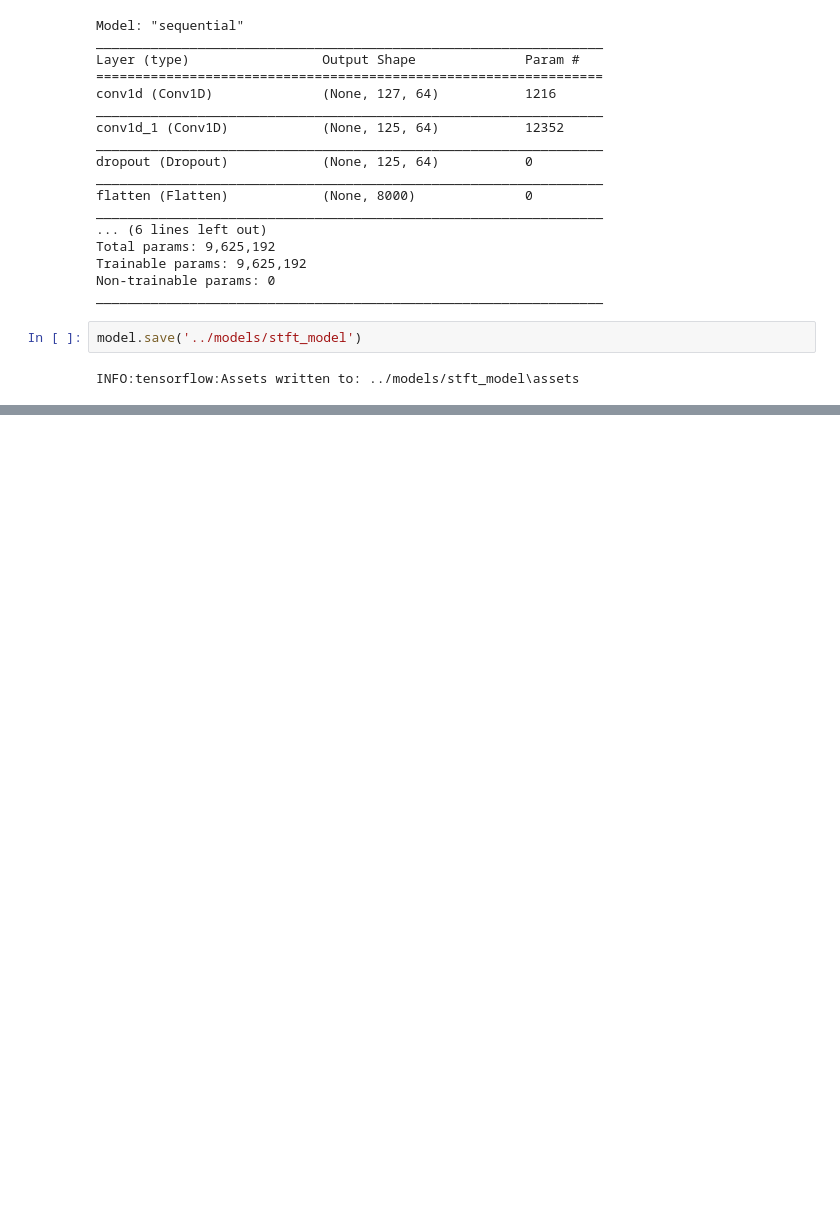
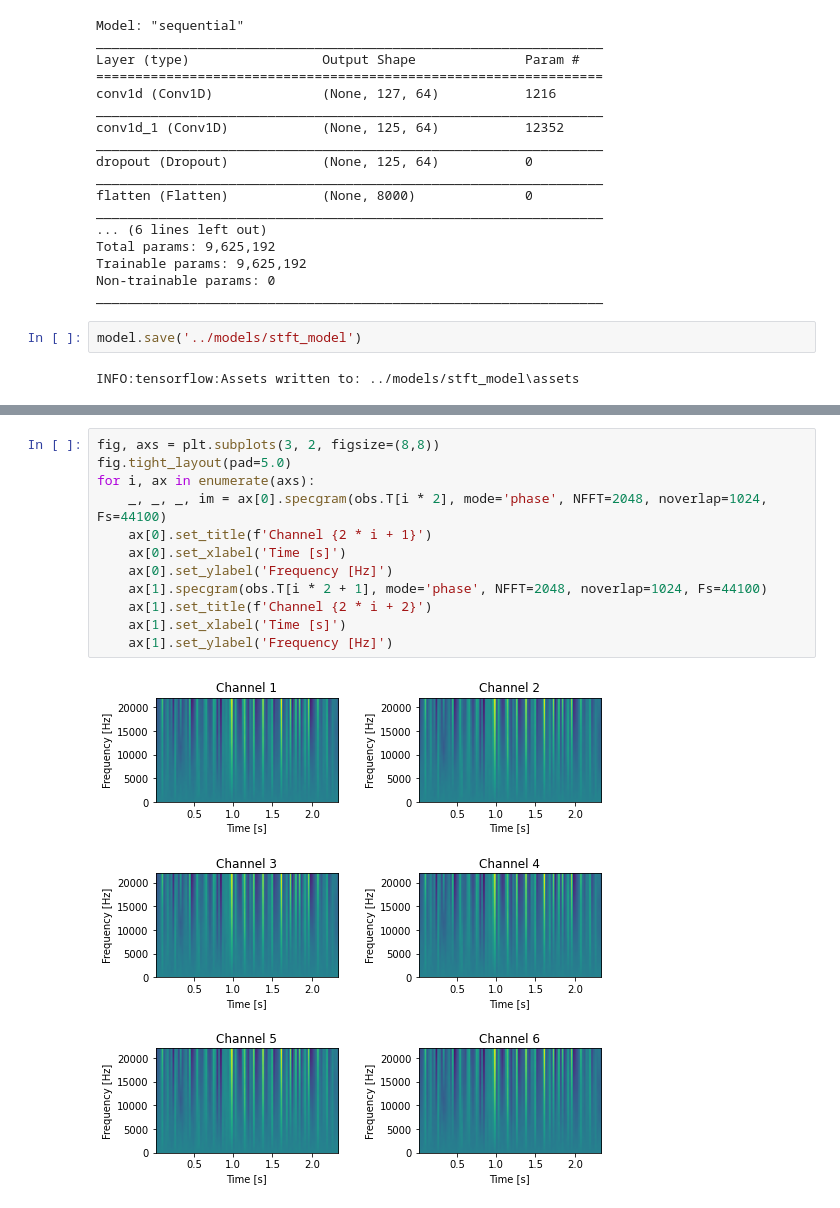
Before and after one commit to thomson008/MEng-project, a Jupyter notebook: notebooks/stft_preprocessing.ipynb, the cells around one changed output, grey strips where cells are left out. Saved outputs shown, nothing was run; the diff lists cells and outputs as text; blank space fills up the shorter version.

```diff
--- a/notebooks/stft_preprocessing.ipynb
+++ b/notebooks/stft_preprocessing.ipynb
@@ -376,0 +513,14 @@ INFO:tensorflow:Assets written to: ../models/stft_model\assets
+# %%
+fig, axs = plt.subplots(3, 2, figsize=(8,8))
+fig.tight_layout(pad=5.0)
+for i, ax in enumerate(axs):
+    _, _, _, im = ax[0].specgram(obs.T[i * 2], mode='phase', NFFT=2048, noverlap=1024, Fs=44100)
+    ax[0].set_title(f'Channel {2 * i + 1}')
+    ax[0].set_xlabel('Time [s]')
+    ax[0].set_ylabel('Frequency [Hz]')
+    ax[1].specgram(obs.T[i * 2 + 1], mode='phase', NFFT=2048, noverlap=1024, Fs=44100)
+    ax[1].set_title(f'Channel {2 * i + 2}')
+    ax[1].set_xlabel('Time [s]')
+    ax[1].set_ylabel('Frequency [Hz]')
+# %% [output]
+[figure, added]
```
Also changed, not shown: parts of 15 cells of this notebook, 1 other file.
